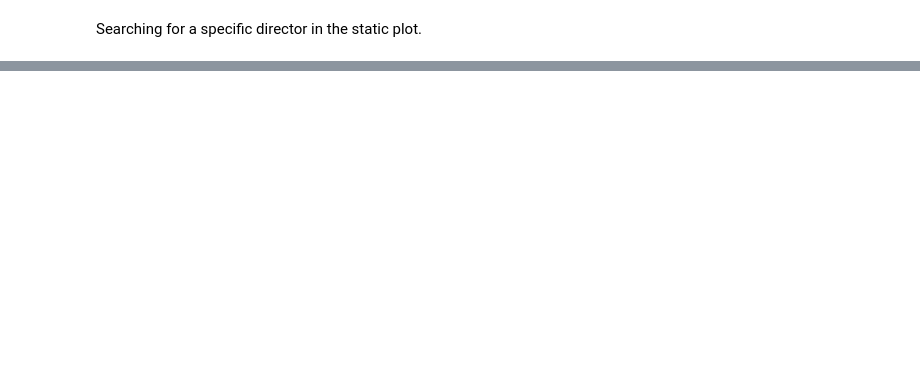
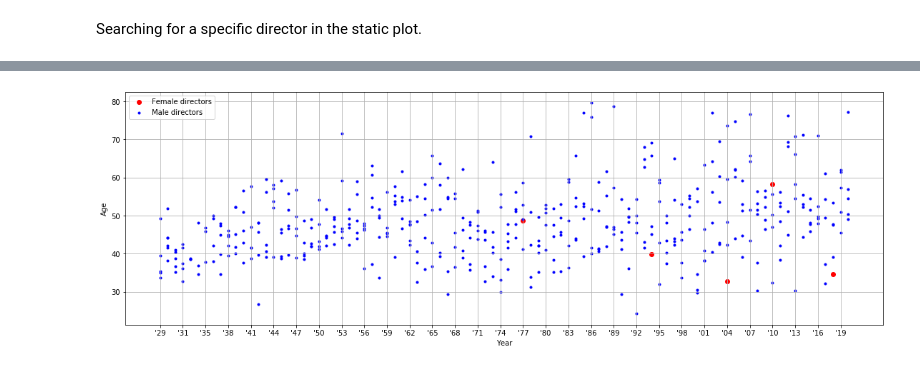
Before and after one commit to dcetin/academy-awards, a Jupyter notebook: academy_awards.ipynb, the cells around one changed output, grey strips where cells are left out. Cells and saved outputs as stored; diff of their text form; code cells hidden in the pictures; blank space fills up the shorter version.

```diff
--- a/academy_awards.ipynb
+++ b/academy_awards.ipynb
@@ -194,4 +194,17 @@ Lack of female directors.
 # %%
-female_dirs = ['Lina Wertmuller', 'Jane Campion', 'Sofia Coppola', 'Kathryn Bigelow', 'Greta Gerwig']
+female_dirs = ['Lina Wertmüller', 'Jane Campion', 'Sofia Coppola', 'Kathryn Bigelow', 'Greta Gerwig']
 females = df_bestdirector['Name'].isin(female_dirs)
-df_bestdirector['color_mf'] = df_bestdirector.apply(lambda row: 'red' if row['Name'] in female_dirs else 'blue', axis=1).copy()
+# df_bestdirector['color_mf'] = df_bestdirector.apply(lambda row: 'red' if row['Name'] in female_dirs else 'blue', axis=1).copy()
+xticks_pos, xticks_lab = list(range(1, len(df_ceremonies)+1, 3)), ["'" + str(x)[-2:] for x in df_ceremonies['year'][::3].values]
+
+plt.figure(figsize=(19,6))
+plt.scatter(df_bestdirector['Ceremony'][females], df_bestdirector['age_float'][females], c='r', label='Female directors')
+plt.scatter(df_bestdirector['Ceremony'][~females], df_bestdirector['age_float'][~females], marker='.', c='b', label='Male directors')
+plt.xticks(xticks_pos, xticks_lab)
+plt.grid(True)
+plt.ylabel('Age')
+plt.xlabel('Year')
+plt.legend(loc='upper left')
+plt.show()
+# %% [output]
+[figure, added]
```
Also changed, not shown: parts of 3 cells of this notebook.
